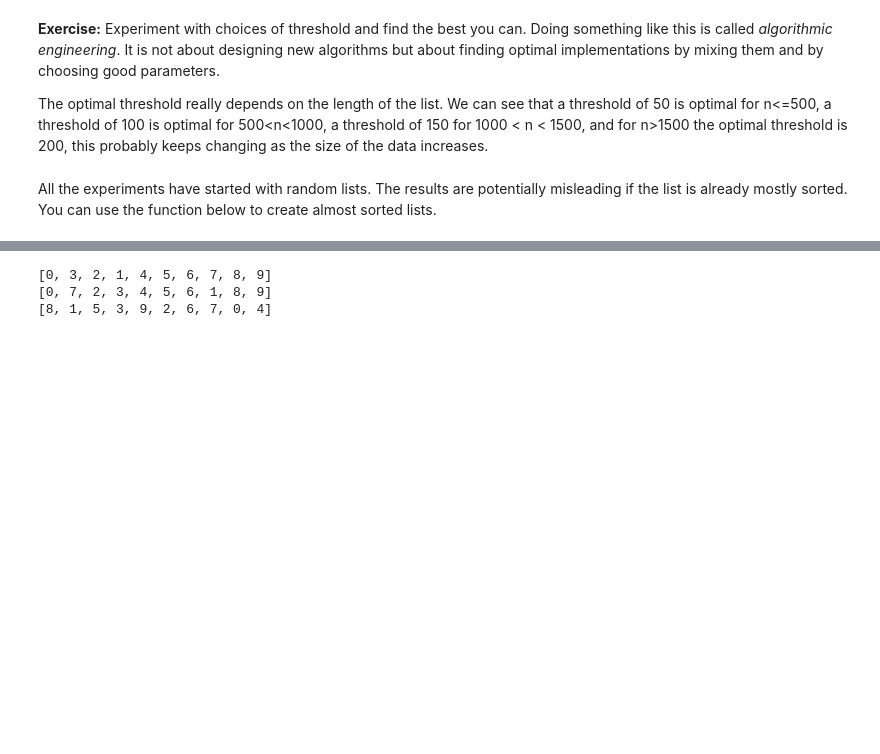
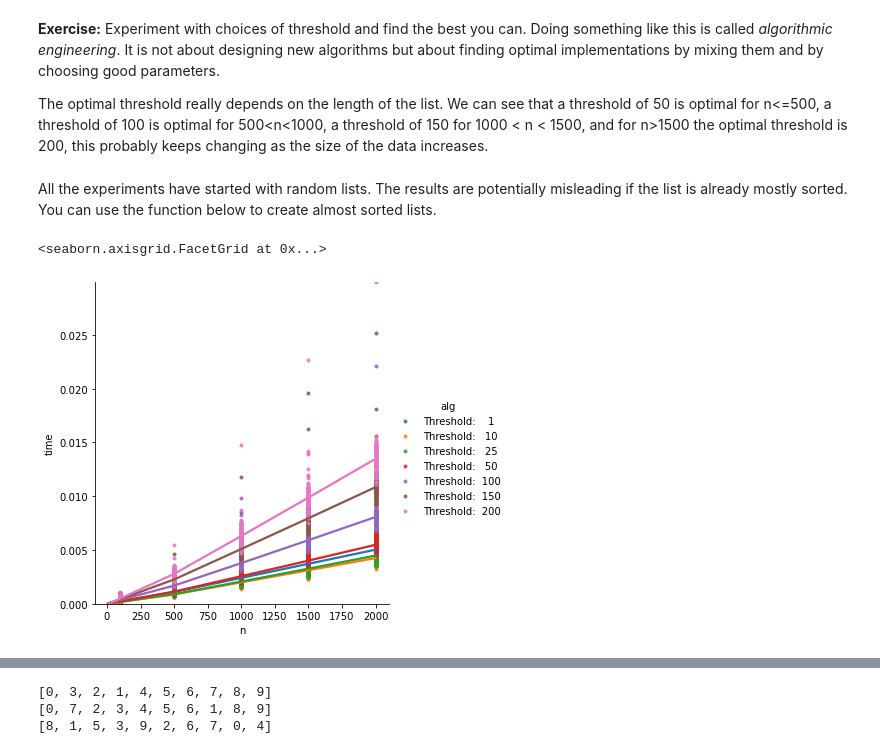
Before and after one commit to desszi6/CTiB_project3, a Jupyter notebook: Hybrid-sorting-project.ipynb, the cells around one changed output, grey strips where cells are left out. Drawn from its saved outputs; the diff is of its cells as text; code cells hidden in the pictures; blank space fills up the shorter version.

```diff
--- a/Hybrid-sorting-project.ipynb
+++ b/Hybrid-sorting-project.ipynb
@@ -398,10 +404,54 @@ The optimal threshold really depends on the length of the list. We can see that
 All the experiments have started with random lists. The results are potentially misleading if the list is already mostly sorted. You can use the function below to create almost sorted lists.
 # %%
 from random import sample
-def almost_sorted(n, fraction_moved = 0.1):
+def almost_sorted(n, fraction_moved = 0.2):
     m = int(fraction_moved * n)
     x = list(range(n))
     idx1, idx2 = sample(range(n), m), sample(range(n), m)
     for i,j in zip(idx1, idx2):
             x[i], x[j] = x[j], x[i]
     return x
+# %%
+def time_algorithms_almost_sorted(ns, sort_algs):
+    """
+    Run each sort-algorithm implemented in functions and
+    provided in `sort_algs` on random lists of length
+    n for each n in `ns`.
+
+    Returns a Pandas DataFrame that we can use for plotting
+    or extracting summary data.
+    """
+    algs, ns_, times = [], [], []
+    for n in ns:
+        x = almost_sorted(n)
+        for alg in sort_algs:
+            x_copy = x[:]
+            start = timer()
+            alg(x_copy)
+            end = timer()
+
+            algs.append(alg.__name__)
+            ns_.append(n)
+            times.append(end - start)
+            #print(alg,n,x)
+            assert sorted(x) == x_copy
+
+    return pd.DataFrame({'alg': algs, 'n': ns_, 'time': times})
+# %%
+small_thresholds = [1, 10, 25, 50]
+large_thresholds = [100, 150, 200]
+thresholds2 = small_thresholds + large_thresholds
+no_reps = 100 # more repetitions to get better mean estimate
+few_ns = []
+for n in [10, 100, 500, 1000, 1500, 2000]:
+    few_ns.extend([n] * no_reps)
+hybrid_algs2 = [make_hybrid(th) for th in thresholds2]
+time_measures6 = time_algorithms_almost_sorted(few_ns, hybrid_algs2)
+# %%
+g = sns.lmplot(x = 'n', y = 'time', hue = 'alg', lowess = True,
+               x_jitter = 0.1, markers='.',
+               data = time_measures6)
+g.set(ylim = (0, max(time_measures6['time'])))
+# %% [output]
+<seaborn.axisgrid.FacetGrid at 0x...>
+[figure, added]
```
Also changed, not shown: parts of 6 cells of this notebook.
